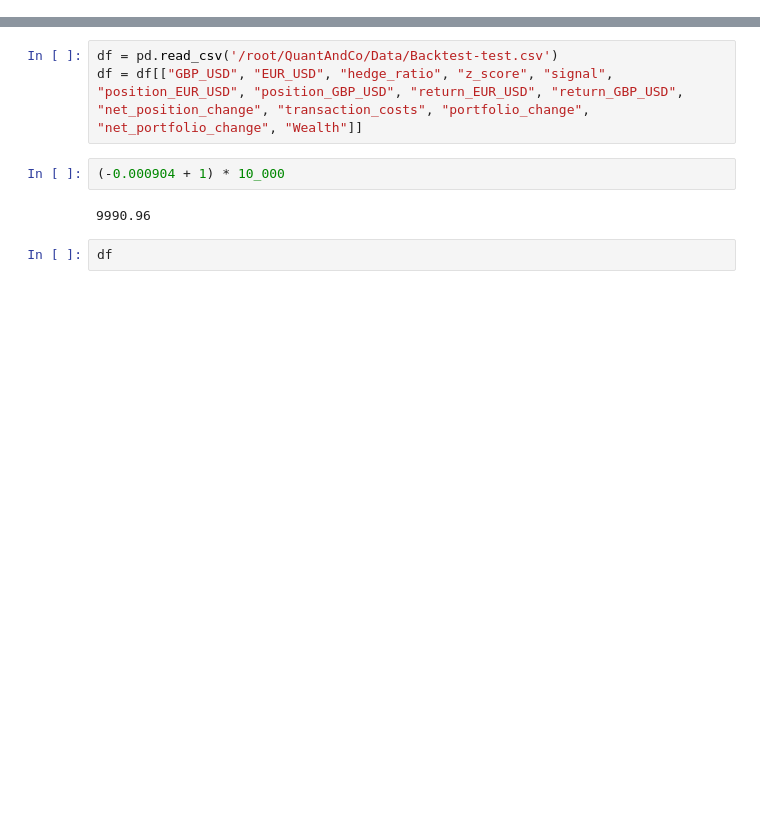
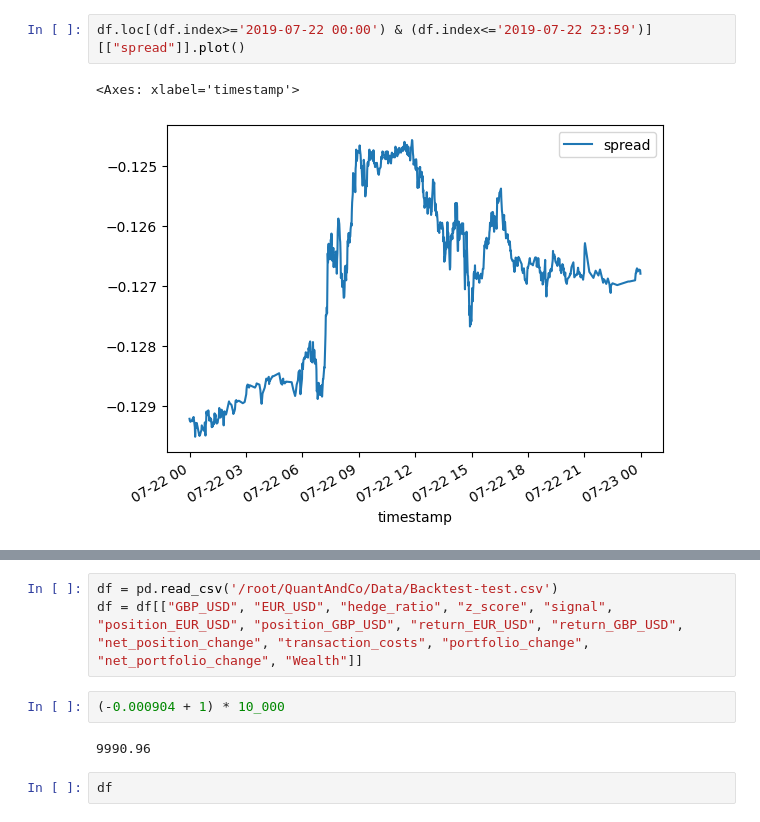
Before and after one commit to vtroude/QuantAndCo, a Jupyter notebook: Research/test.ipynb, the cells around one changed output, grey strips where cells are left out. Drawn from its saved outputs; the diff is of its cells as text; blank space fills up the shorter version.

```diff
--- a/Research/test.ipynb
+++ b/Research/test.ipynb
@@ -2,0 +58,5 @@ import pandas as pd
+# %%
+df.loc[(df.index>='2019-07-22 00:00') & (df.index<='2019-07-22 23:59')][["spread"]].plot()
+# %% [output]
+<Axes: xlabel='timestamp'>
+[figure, added]
```
Also changed, not shown: parts of 40 cells of this notebook, 6 other files.
